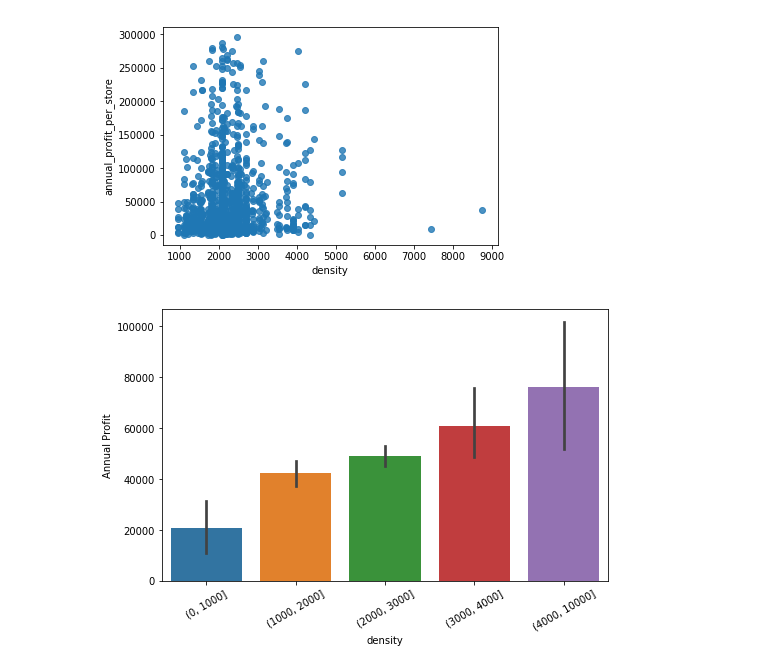
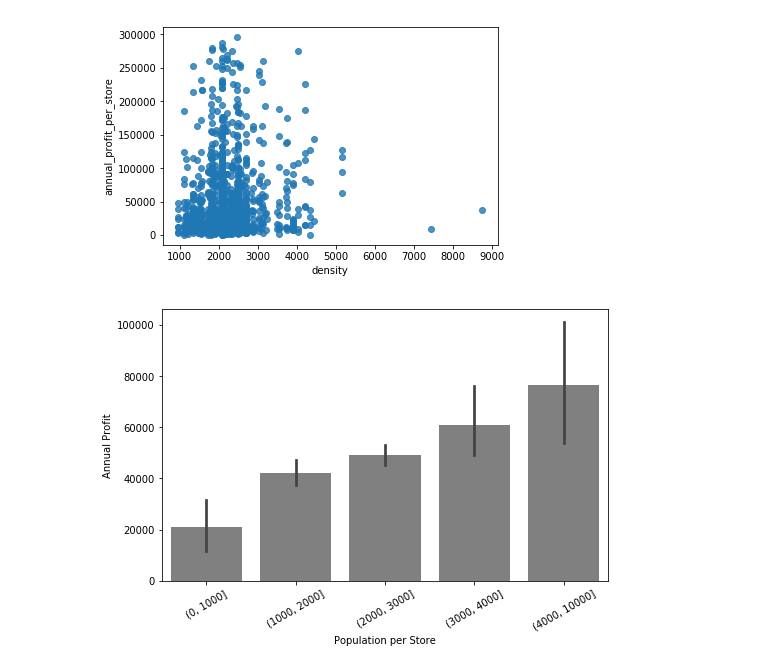
Before and after one commit to austinlasseter/Iowa_Liquor, a Jupyter notebook: code/3 - Exploratory Data Analysis.ipynb, the cells around one changed output. Cells and saved outputs as stored; diff of their text form; code cells hidden in the pictures.

```diff
--- a/code/3 - Exploratory Data Analysis.ipynb
+++ b/code/3 - Exploratory Data Analysis.ipynb
@@ -298,17 +298,17 @@ stores['density_bins'] = pd.cut(stores['density'], bins)
 # %%
 # Set figure size
 fig = plt.figure(figsize=(8,5))
 
 # get the axis
 ax = fig.gca()
 
-ax = sns.barplot(x=stores['density_bins'], y=stores['annual_profit_per_store'])
-ax.set(xlabel='density', ylabel='Annual Profit')
+ax = sns.barplot(x=stores['density_bins'], y=stores['annual_profit_per_store'], color='gray')
+ax.set(xlabel='Population per Store', ylabel='Annual Profit')
 labels = ax.get_xticklabels() # get x labels
 ax.set_xticklabels(labels, rotation=30)
 plt.show()
 # %% [output]
-[figure, old version]
+[figure, new version]
 # %%
 # Save your work to a csv
 stores.to_csv('/Users/austinlasseter/DSI-EC-2/projects/datasets/stores_postEDA.csv')
```
Also changed, not shown: parts of 4 cells of this notebook, 1 other file.
